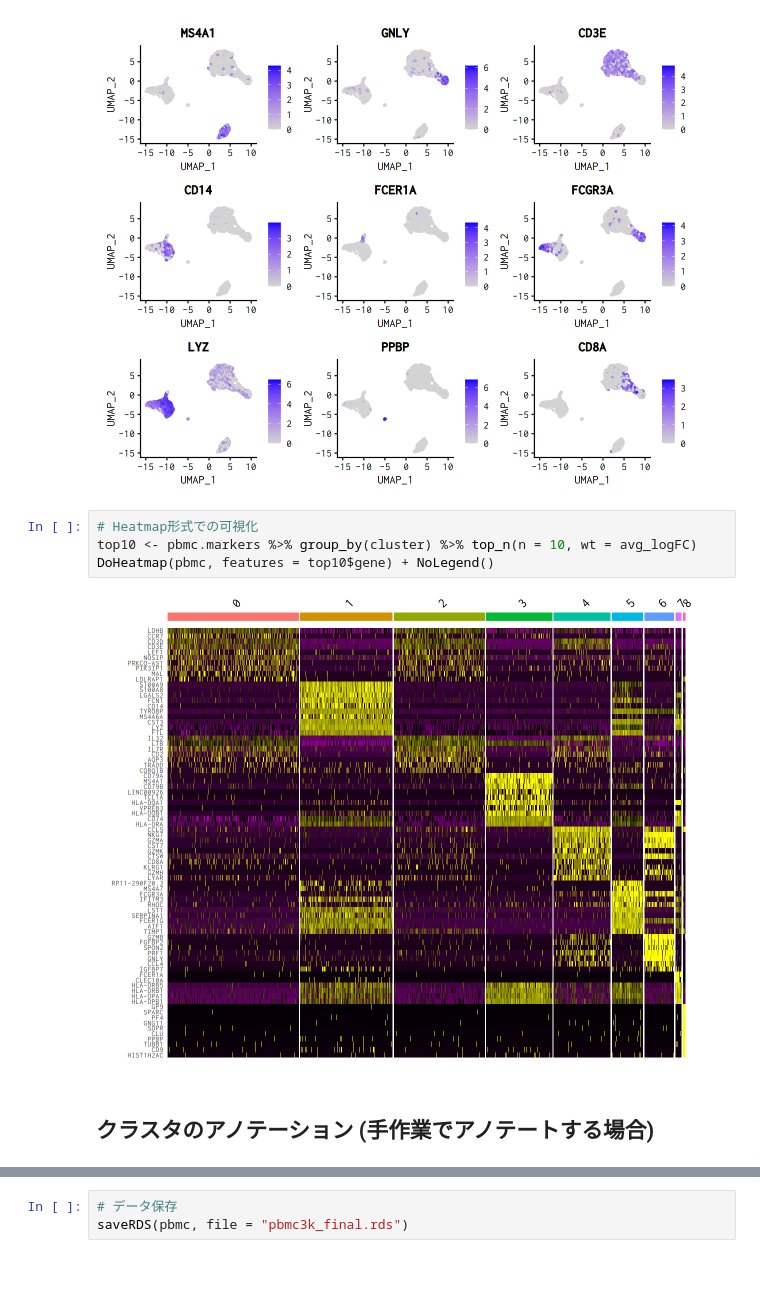
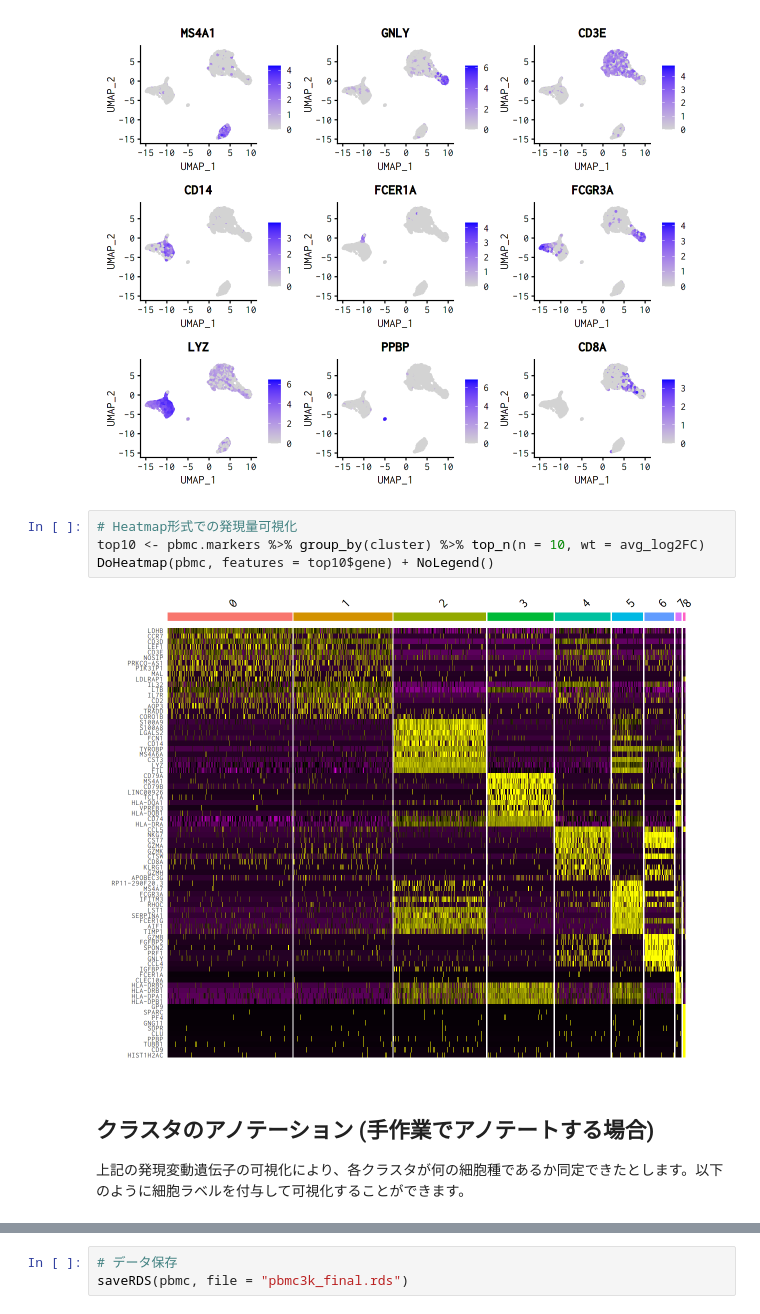
Before and after one commit to rnakato/SinglecellAnalysisTutorial, a Jupyter notebook: docs/notebooks/GuidedTutorial.ipynb, the cells around one changed output, grey strips where cells are left out. Drawn from its saved outputs; the diff is of its cells as text; blank space fills up the shorter version.

```diff
--- a/docs/notebooks/GuidedTutorial.ipynb
+++ b/docs/notebooks/GuidedTutorial.ipynb
@@ -550,13 +562,15 @@ FeaturePlot(pbmc, features = c("MS4A1", "GNLY", "CD3E", "CD14", "FCER1A", "FCGR3
 # %% [output]
 [figure]
 # %%
-# Heatmap形式での可視化
-top10 <- pbmc.markers %>% group_by(cluster) %>% top_n(n = 10, wt = avg_logFC)
+# Heatmap形式での発現量可視化
+top10 <- pbmc.markers %>% group_by(cluster) %>% top_n(n = 10, wt = avg_log2FC)
 DoHeatmap(pbmc, features = top10$gene) + NoLegend()
 # %% [output]
-[figure, old version]
+[figure, new version]
 # %% [markdown]
 ## クラスタのアノテーション (手作業でアノテートする場合)
+
+上記の発現変動遺伝子の可視化により、各クラスタが何の細胞種であるか同定できたとします。以下のように細胞ラベルを付与して可視化することができます。
 # %%
 new.cluster.ids <- c("Naive CD4 T", "Memory CD4 T", "CD14+ Mono", "B", "CD8 T", "FCGR3A+ Mono", "NK", "DC", "Platelet")
 names(new.cluster.ids) <- levels(pbmc)
```
Also changed, not shown: parts of 63 cells of this notebook, 2 other files.
